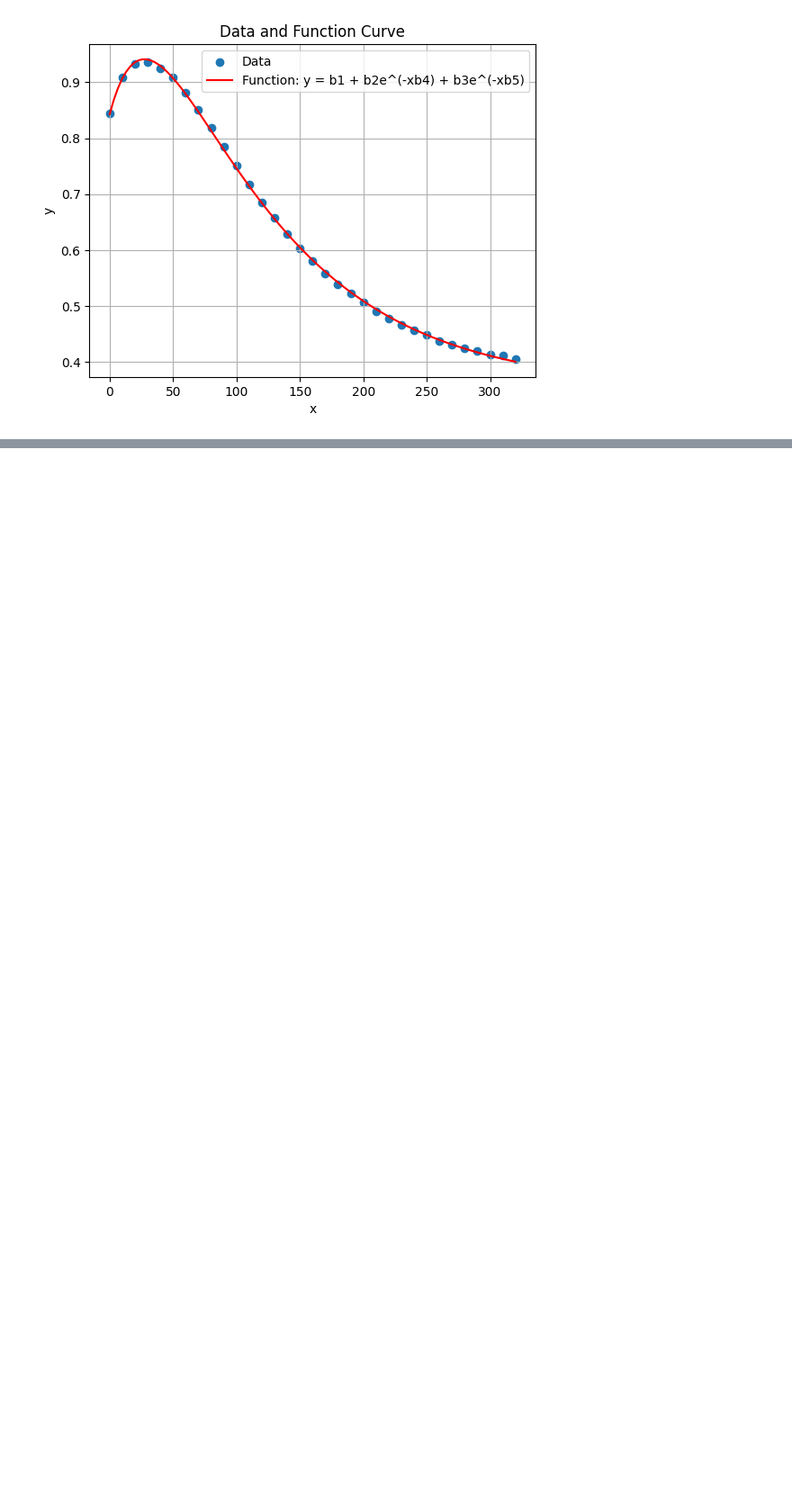
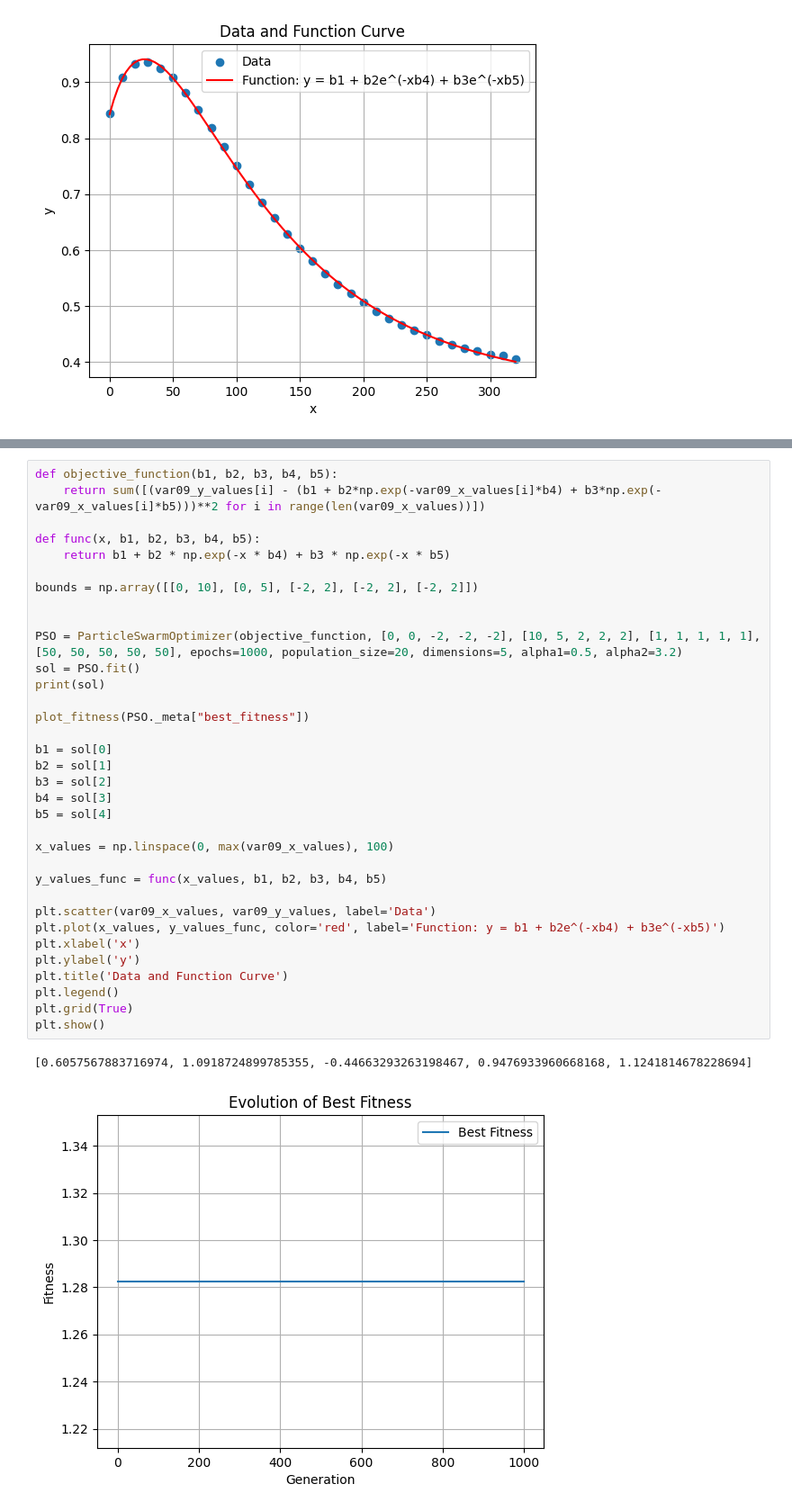
Before and after one commit to nastyabekesheva/SwarmIntelligence, a Jupyter notebook: lab6/main.ipynb, the cells around one changed output, grey strips where cells are left out. Shown: that part at 90% size. Cells and saved outputs as stored; diff of their text form; blank space fills up the shorter version.

```diff
--- a/lab6/main.ipynb
+++ b/lab6/main.ipynb
@@ -176,0 +220,37 @@ Best fitness: 0.00021796540094457567
+# %%
+def objective_function(b1, b2, b3, b4, b5):
+    return sum([(var09_y_values[i] - (b1 + b2*np.exp(-var09_x_values[i]*b4) + b3*np.exp(-var09_x_values[i]*b5)))**2 for i in range(len(var09_x_values))])
+
+def func(x, b1, b2, b3, b4, b5):
+    return b1 + b2 * np.exp(-x * b4) + b3 * np.exp(-x * b5)
+
+bounds = np.array([[0, 10], [0, 5], [-2, 2], [-2, 2], [-2, 2]])
+
+
+PSO = ParticleSwarmOptimizer(objective_function, [0, 0, -2, -2, -2], [10, 5, 2, 2, 2], [1, 1, 1, 1, 1], [50, 50, 50, 50, 50], epochs=1000, population_size=20, dimensions=5, alpha1=0.5, alpha2=3.2)
+sol = PSO.fit()
+print(sol)
+
+plot_fitness(PSO._meta["best_fitness"])
+
+b1 = sol[0]
+b2 = sol[1]
+b3 = sol[2]
+b4 = sol[3]
+b5 = sol[4]
+
+x_values = np.linspace(0, max(var09_x_values), 100)
+
+y_values_func = func(x_values, b1, b2, b3, b4, b5)
+
+plt.scatter(var09_x_values, var09_y_values, label='Data')
+plt.plot(x_values, y_values_func, color='red', label='Function: y = b1 + b2e^(-xb4) + b3e^(-xb5)')
+plt.xlabel('x')
+plt.ylabel('y')
+plt.title('Data and Function Curve')
+plt.legend()
+plt.grid(True)
+plt.show()
+# %% [output]
+[0.6057567883716974, 1.0918724899785355, -0.44663293263198467, 0.9476933960668168, 1.1241814678228694]
+[figure, added]
```
Also changed, not shown: parts of 7 cells of this notebook.
